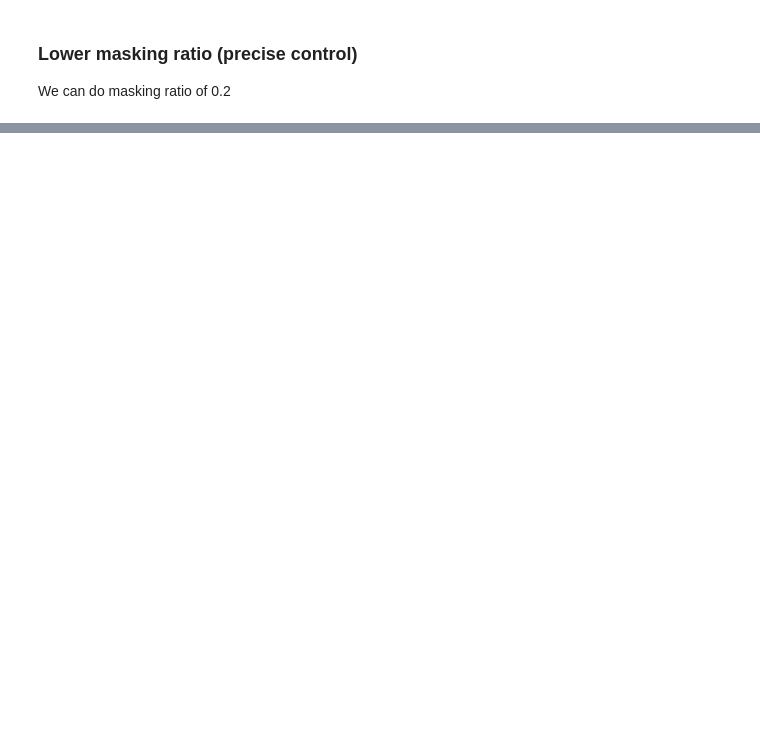
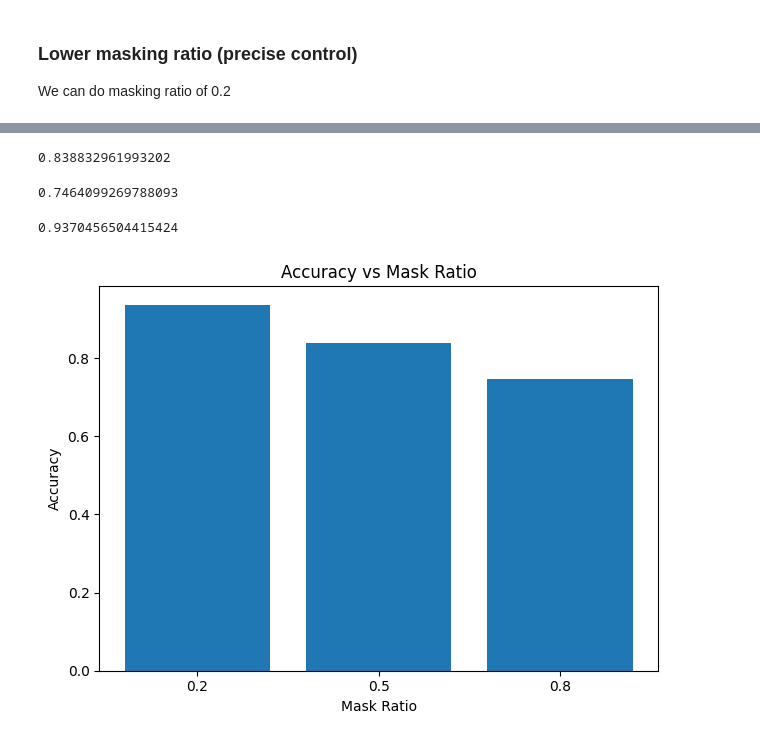
Before and after one commit to jsjung00/diffusePerturb, a Jupyter notebook: diffusion_folder/evaluation.ipynb, the cells around one changed output, grey strips where cells are left out. Cells and saved outputs as stored; diff of their text form; code cells hidden in the pictures; blank space fills up the shorter version.

```diff
--- a/diffusion_folder/evaluation.ipynb
+++ b/diffusion_folder/evaluation.ipynb
@@ -208,0 +226,39 @@ Saved diffusion visualisation to higher_mask_diffusion.gif
+# %%
+measure_accuracy(output_fifty, first_batch)
+# %% [output]
+0.838832961993202
+# %%
+# for 80% masked
+output_fifty, inter_samples = generate_samples(config, first_batch, None, masking_ratio=0.8, num_samples=64)
+measure_accuracy(output_fifty, first_batch)
+# %% [output]
+0.7464099269788093
+# %%
+# for 20% masked
+output_fifty, inter_samples = generate_samples(config, first_batch, None, masking_ratio=0.2, num_samples=64)
+measure_accuracy(output_fifty, first_batch)
+# %% [output]
+0.9370456504415424
+# %%
+mask_ratios = np.array([0.2, 0.5, 0.8, ])
+accuracy    = np.array([0.937, 0.838, 0.746])
+
+# Positions for the bars on the x-axis
+x = np.arange(len(mask_ratios))
+
+# Create bar plot
+plt.figure()
+plt.bar(x, accuracy)
+
+# Replace x-tick labels with the actual mask ratios
+plt.xticks(x, mask_ratios)
+
+# Labels and title
+plt.xlabel("Mask Ratio")
+plt.ylabel("Accuracy")
+plt.title("Accuracy vs Mask Ratio")
+
+plt.tight_layout()
+plt.show()
+# %% [output]
+[figure, added]
```
Also changed, not shown: parts of 8 cells of this notebook, 1 other file.
